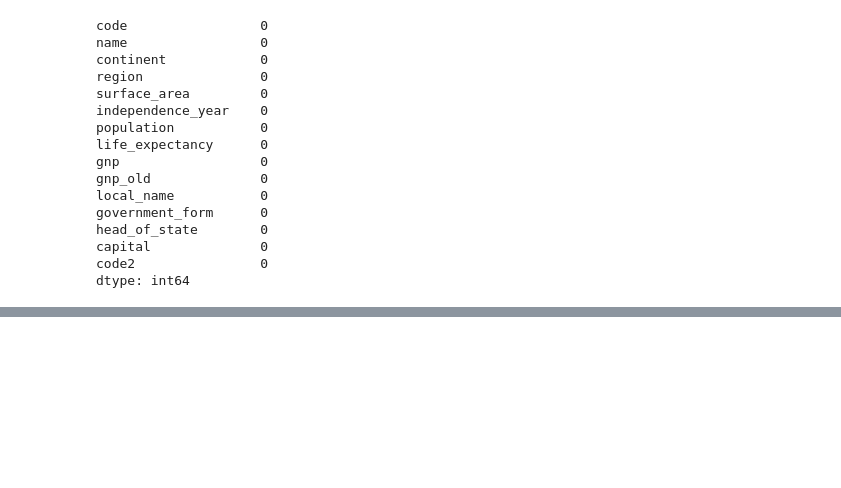
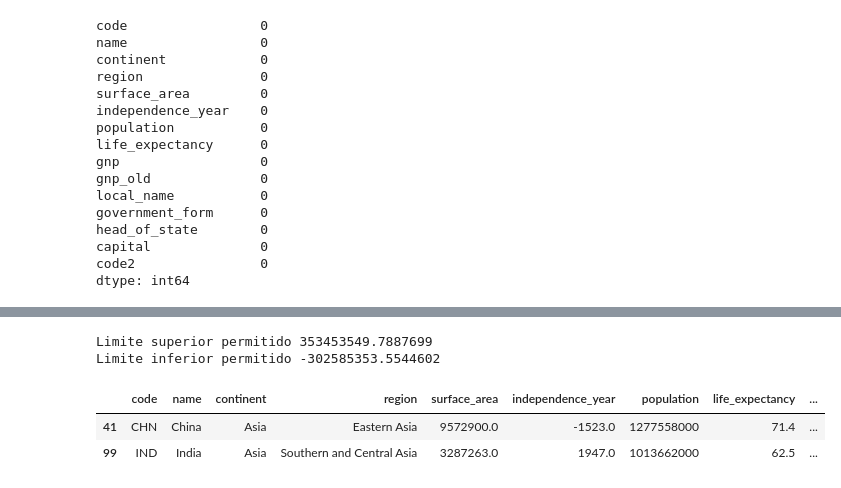
Before and after one commit to ElizabethCobos/RetoFinal, a Jupyter notebook: RetoFinal.ipynb, the cells around one changed output, grey strips where cells are left out. Saved outputs shown, nothing was run; the diff lists cells and outputs as text; code cells hidden in the pictures; blank space fills up the shorter version.

```diff
--- a/RetoFinal.ipynb
+++ b/RetoFinal.ipynb
@@ -358,0 +407,19 @@ dtype: int64
+# %%
+#POPULATION
+#Método aplicando desviación estandar. Encuentro los valores extremos
+y=data7["population"]
+Limite_Superior= y.mean() + 3*y.std()
+Limite_Inferior= y.mean() - 3*y.std()
+print("Limite superior permitido", Limite_Superior)
+print("Limite inferior permitido", Limite_Inferior)
+# %% [output]
+Limite superior permitido 353453549.7887699
+Limite inferior permitido -302585353.5544602
+# %%
+#Encontramos Ouliers
+outliers= data7[(y>Limite_Superior)|(y<Limite_Inferior)]
+outliers
+# %% [output]
+|  | code | name | continent | region | surface_area | independence_year | population | life_expectancy | ... |
+| 41 | CHN | China | Asia | Eastern Asia | 9572900.0 | -1523.0 | 1277558000 | 71.4 | ... |
+| 99 | IND | India | Asia | Southern and Central Asia | 3287263.0 | 1947.0 | 1013662000 | 62.5 | ... |
```
Also changed, not shown: parts of 7 cells of this notebook.
